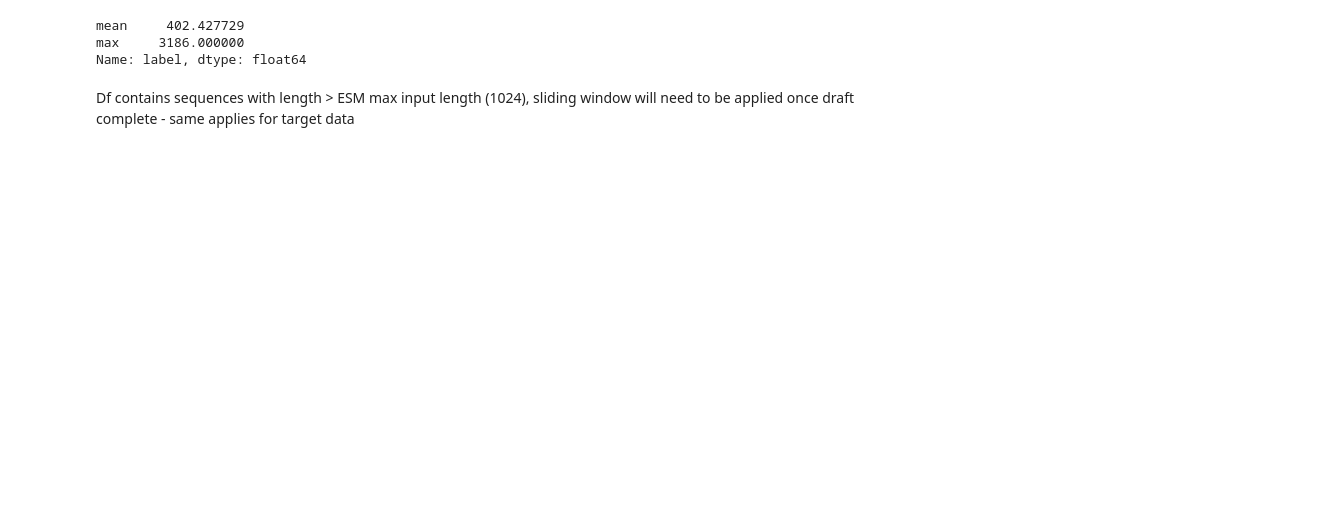
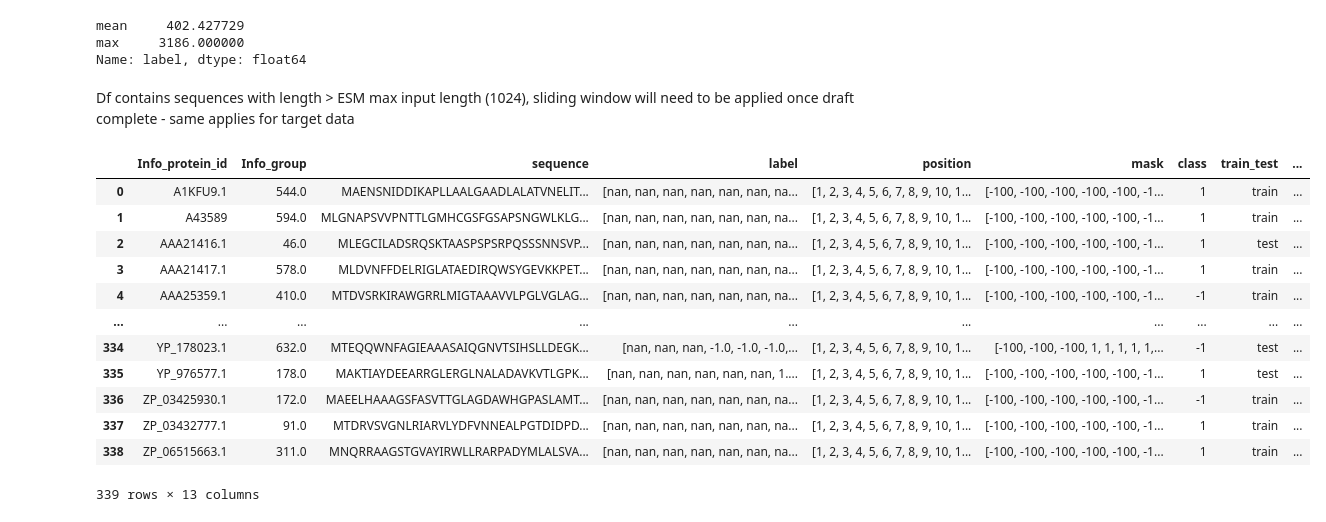
Before and after one commit to harryb257/MScProject, a Jupyter notebook: ESM2 baseline.ipynb, the cells around one changed output. Saved outputs shown, nothing was run; the diff lists cells and outputs as text; code cells hidden in the pictures; blank space fills up the shorter version.

```diff
--- a/ESM2 baseline.ipynb
+++ b/ESM2 baseline.ipynb
@@ -177,4 +199,7 @@ df_lower
 # %%
+# Create a class column that checks whether the sequence contains a positive or negative epitope and apply a class column for the stratified grouped k fold
+df_lower["class"] = df_lower["label"].apply(lambda x: 1 if 1 in x else -1)
+
 # Check max length of sequences
 df_lower['label'].str.len().agg(['mean','max'])
 # %% [output]
@@ -183,3 +208,48 @@ max     3186.000000
 Name: label, dtype: float64
 # %% [markdown]
 Df contains sequences with length > ESM max input length (1024), sliding window will need to be applied once draft complete - same applies for target data
+# %%
+# Info_group as the grouping variable and Class  / label as the stratification variable.
+X = df_lower.index
+y = df_lower['class']
+groups = df_lower['Info_group']
+
+# Instantiate GroupShuffleSplit instance to create grouped train/test splits, use 20% of the data for a hold out/test set
+gss = GroupShuffleSplit(n_splits=1, test_size=0.20, random_state=42)
+
+# Split the data into train/test splits, create indices to be used to assign train/test labels to the df
+train_cv_idx, test_idx = next(gss.split(X, y, groups))
+
+# Create a train/test column in the dataframe and set the values of the test rows to train or test
+df_lower.loc[test_idx, 'train_test'] = 'test'
+df_lower.loc[train_cv_idx, 'train_test'] = 'train'
+
+# Update X, y and groups with the remaining train_cv_idx indices to use in Statified Grouped k fold
+X_train, y_train, groups_train = X[train_cv_idx], y[train_cv_idx], groups[train_cv_idx]
+# %%
+# Split into different folds ensuring stratification accross groups
+sgkf = StratifiedGroupKFold(n_splits=5)
+
+X_train_df = pd.DataFrame(index=range(0,len(df_lower)))
+
+for fold, (train_idx, val_idx) in enumerate(sgkf.split(X, y, groups)):
+    X_train_df.loc[train_idx, f'training_split {fold+1}'] = 1
+    X_train_df.loc[val_idx, f'training_split {fold+1}']= 2
+
+df_lower = df_lower.merge(X_train_df, left_index=True, right_index=True)
+
+df_lower
+# %% [output]
+|  | Info_protein_id | Info_group | sequence | label | position | mask | class | train_test | ... |
+| 0 | A1KFU9.1 | 544.0 | MAENSNIDDIKAPLLAALGAADLALATVNELIT... | [nan, nan, nan, nan, nan, nan, na... | [1, 2, 3, 4, 5, 6, 7, 8, 9, 10, 1... | [-100, -100, -100, -100, -100, -1... | 1 | train | ... |
+| 1 | A43589 | 594.0 | MLGNAPSVVPNTTLGMHCGSFGSAPSNGWLKLG... | [nan, nan, nan, nan, nan, nan, na... | [1, 2, 3, 4, 5, 6, 7, 8, 9, 10, 1... | [-100, -100, -100, -100, -100, -1... | 1 | train | ... |
+| 2 | AAA21416.1 | 46.0 | MLEGCILADSRQSKTAASPSPSRPQSSSNNSVP... | [nan, nan, nan, nan, nan, nan, na... | [1, 2, 3, 4, 5, 6, 7, 8, 9, 10, 1... | [-100, -100, -100, -100, -100, -1... | 1 | test | ... |
+| 3 | AAA21417.1 | 578.0 | MLDVNFFDELRIGLATAEDIRQWSYGEVKKPET... | [nan, nan, nan, nan, nan, nan, na... | [1, 2, 3, 4, 5, 6, 7, 8, 9, 10, 1... | [-100, -100, -100, -100, -100, -1... | 1 | train | ... |
+| 4 | AAA25359.1 | 410.0 | MTDVSRKIRAWGRRLMIGTAAAVVLPGLVGLAG... | [nan, nan, nan, nan, nan, nan, na... | [1, 2, 3, 4, 5, 6, 7, 8, 9, 10, 1... | [-100, -100, -100, -100, -100, -1... | -1 | train | ... |
+| ... | ... | ... | ... | ... | ... | ... | ... | ... | ... |
+| 334 | YP_178023.1 | 632.0 | MTEQQWNFAGIEAAASAIQGNVTSIHSLLDEGK... | [nan, nan, nan, -1.0, -1.0, -1.0,... | [1, 2, 3, 4, 5, 6, 7, 8, 9, 10, 1... | [-100, -100, -100, 1, 1, 1, 1, 1,... | -1 | test | ... |
+| 335 | YP_976577.1 | 178.0 | MAKTIAYDEEARRGLERGLNALADAVKVTLGPK... | [nan, nan, nan, nan, nan, nan, 1.... | [1, 2, 3, 4, 5, 6, 7, 8, 9, 10, 1... | [-100, -100, -100, -100, -100, -1... | 1 | test | ... |
+| 336 | ZP_03425930.1 | 172.0 | MAEELHAAAGSFASVTTGLAGDAWHGPASLAMT... | [nan, nan, nan, nan, nan, nan, na... | [1, 2, 3, 4, 5, 6, 7, 8, 9, 10, 1... | [-100, -100, -100, -100, -100, -1... | -1 | train | ... |
+| 337 | ZP_03432777.1 | 91.0 | MTDRVSVGNLRIARVLYDFVNNEALPGTDIDPD... | [nan, nan, nan, nan, nan, nan, na... | [1, 2, 3, 4, 5, 6, 7, 8, 9, 10, 1... | [-100, -100, -100, -100, -100, -1... | 1 | train | ... |
+| 338 | ZP_06515663.1 | 311.0 | MNQRRAAGSTGVAYIRWLLRARPADYMLALSVA... | [nan, nan, nan, nan, nan, nan, na... | [1, 2, 3, 4, 5, 6, 7, 8, 9, 10, 1... | [-100, -100, -100, -100, -100, -1... | 1 | train | ... |
+339 rows × 13 columns
```
Also changed, not shown: parts of 4 cells of this notebook.
